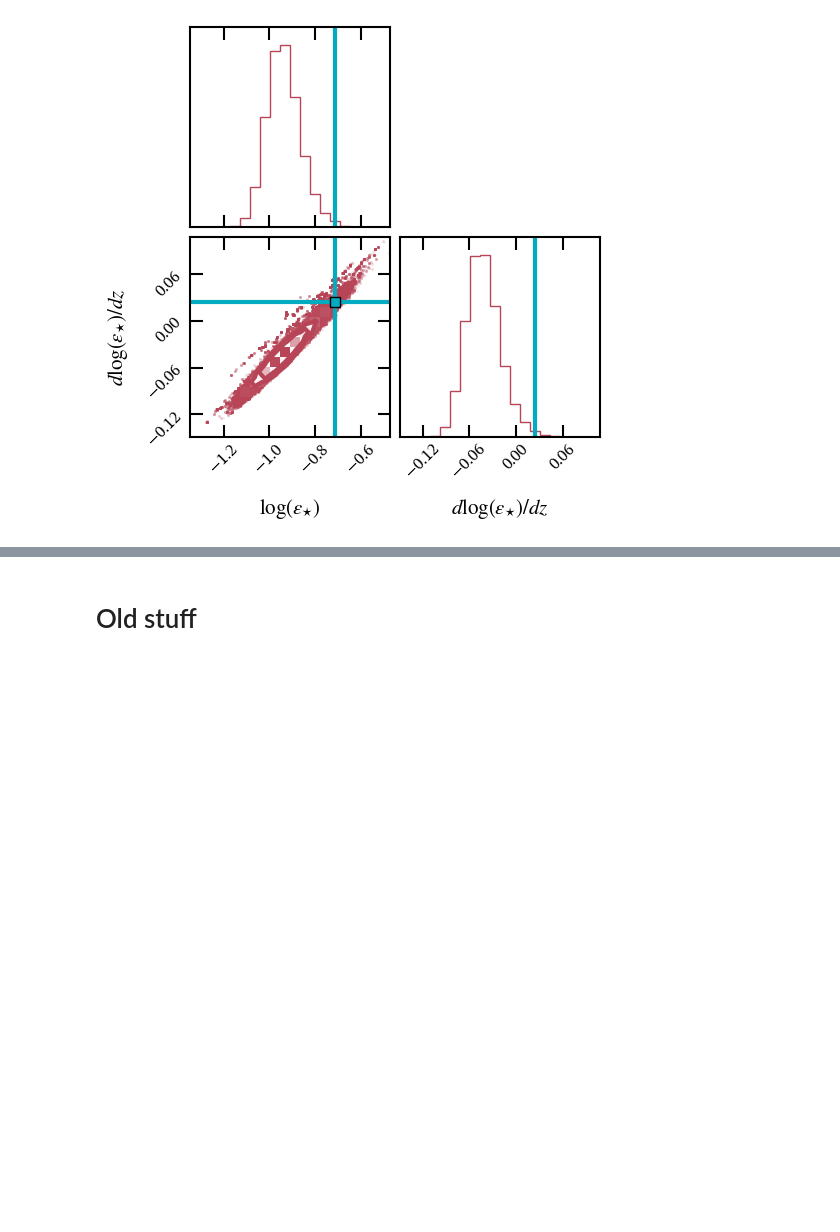
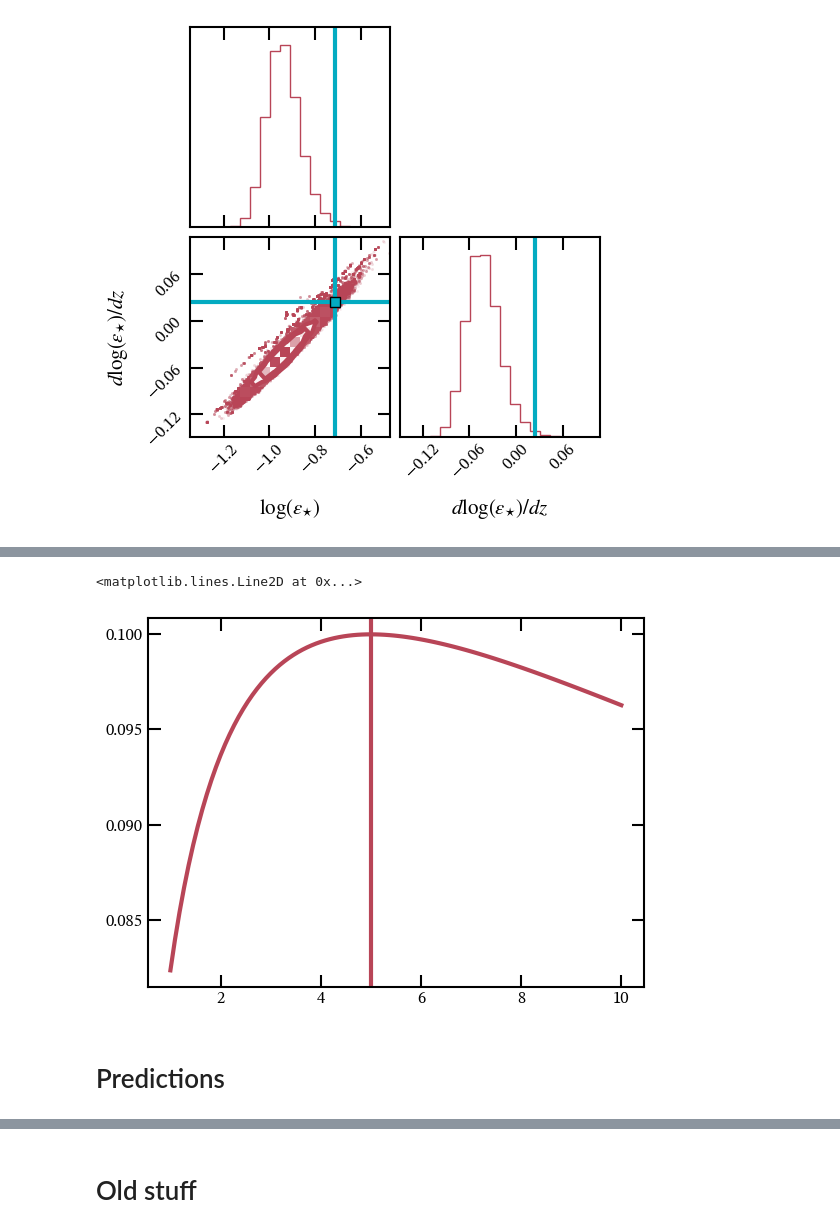
Before and after one commit to ebregou/modeling_stochasticity, a Jupyter notebook: notebooks/visualize_results.ipynb, the cells around one changed output, grey strips where cells are left out. Cells and saved outputs as stored; diff of their text form; code cells hidden in the pictures; blank space fills up the shorter version.

Commit message:
make predictions with evolving_UVLF

```diff
--- a/notebooks/visualize_results.ipynb
+++ b/notebooks/visualize_results.ipynb
@@ -270,2 +296,13 @@ Text(0.5, 1.0, 'best fit')
+# %%
+x = np.linspace(1, 10, 100)
+y = 0.2/(((x/5)**(-0.4)) + ((x/5)**(0.4)))
+
+plt.plot(x, y)
+plt.axvline(5)
+# %% [output]
+<matplotlib.lines.Line2D at 0x...>
+[figure, added]
 # %%
 #sfe_high.savefig('/Users/eb35267/Desktop/code/home/figures/high_sfe_limit/best_fit_sfe.png', bbox_inches='tight')
+# %% [markdown]
+# Predictions
```
Also changed, not shown: parts of 15 cells of this notebook.
